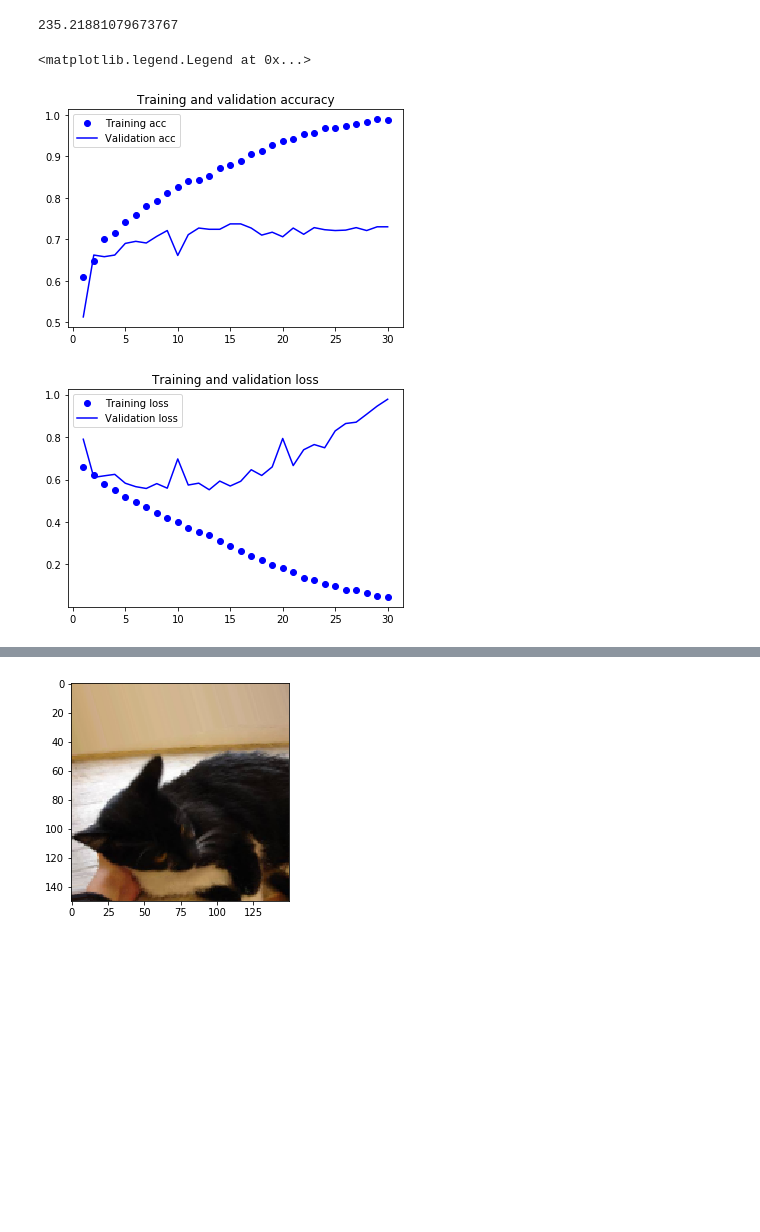
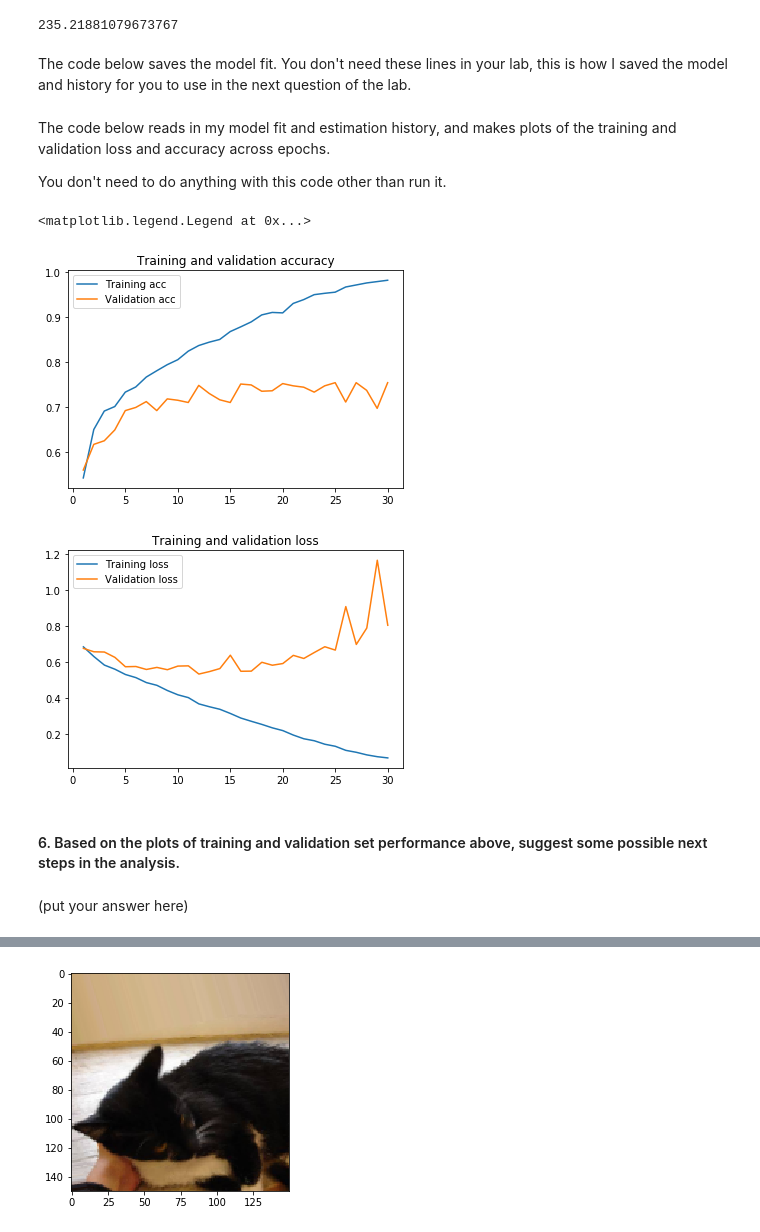
Before and after one commit to mhc-stat344ne-s2020/lab06-solutions, a Jupyter notebook: lab06.ipynb, the cells around one changed output, grey strips where cells are left out. Drawn from its saved outputs; the diff is of its cells as text; code cells hidden in the pictures; blank space fills up the shorter version.

```diff
--- a/lab06.ipynb
+++ b/lab06.ipynb
@@ -78,4 +132,4 @@ Compile your model.  What loss function should we use?  Add accuracy as a metric
 # %%
-model.compile(loss='binary_crossentropy',
-              optimizer=optimizers.RMSprop(lr=1e-4),
-              metrics=['acc'])
+model.compile(loss = 'binary_crossentropy',
+              optimizer = optimizers.RMSprop(lr = 1e-4),
+              metrics = ['accuracy'])
@@ -130,30 +194,46 @@ Epoch 29/30
 Epoch 30/30
 100/100 [==============================] - 8s 76ms/step - loss: 0.0655 - acc: 0.9825 - val_loss: 0.8048 - val_acc: 0.7550
 235.21881079673767
+# %% [markdown]
+The code below saves the model fit.  You don't need these lines in your lab, this is how I saved the model and history for you to use in the next question of the lab.
 # %%
 model.save('/content/drive/My Drive/stat344ne_cats_and_dogs_small/cats_and_dogs_small_1.h5')
 with open('/content/drive/My Drive/stat344ne_cats_and_dogs_small/cats_and_dogs_small_1_history.pickle', 'wb') as handle:
     pickle.dump(history, handle)
+# %% [markdown]
+The code below reads in my model fit and estimation history, and makes plots of the training and validation loss and accuracy across epochs.
+
+You don't need to do anything with this code other than run it.
 # %%
-acc = history.history['acc']
-val_acc = history.history['val_acc']
-loss = history.history['loss']
-val_loss = history.history['val_loss']
+# Load Evan's model fit and estimation history
+evans_model = models.load_model('/content/drive/My Drive/stat344ne_cats_and_dogs_small/cats_and_dogs_small_1.h5')
+with open('/content/drive/My Drive/stat344ne_cats_and_dogs_small/cats_and_dogs_small_1_history.pickle', 'rb') as handle:
+    evans_history = pickle.load(handle)
+
+# Plot training and validation set loss and accuracy
+acc = evans_history.history['acc']
+val_acc = evans_history.history['val_acc']
+loss = evans_history.history['loss']
+val_loss = evans_history.history['val_loss']
 
 epochs = range(1, len(acc) + 1)
 
-plt.plot(epochs, acc, 'bo', label='Training acc')
-plt.plot(epochs, val_acc, 'b', label='Validation acc')
+plt.plot(epochs, acc, label='Training acc')
+plt.plot(epochs, val_acc, label='Validation acc')
 plt.title('Training and validation accuracy')
 plt.legend()
 
 plt.figure()
 
-plt.plot(epochs, loss, 'bo', label='Training loss')
-plt.plot(epochs, val_loss, 'b', label='Validation loss')
+plt.plot(epochs, loss, label='Training loss')
+plt.plot(epochs, val_loss, label='Validation loss')
 plt.title('Training and validation loss')
 plt.legend()
 # %% [output]
 <matplotlib.legend.Legend at 0x...>
-[figure, old version]
+[figure, new version]
-[figure, old version]
+[figure, new version]
+# %% [markdown]
+#### 6. Based on the plots of training and validation set performance above, suggest some possible next steps in the analysis.
+# %% [markdown]
+(put your answer here)
```
Also changed, not shown: parts of 20 cells of this notebook.
